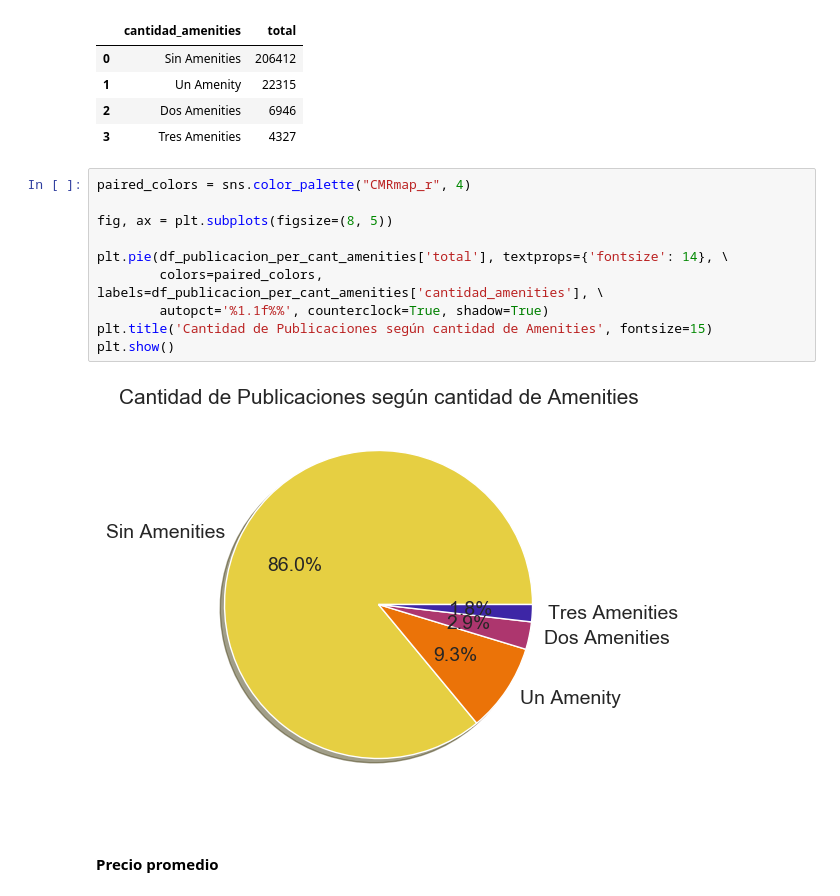
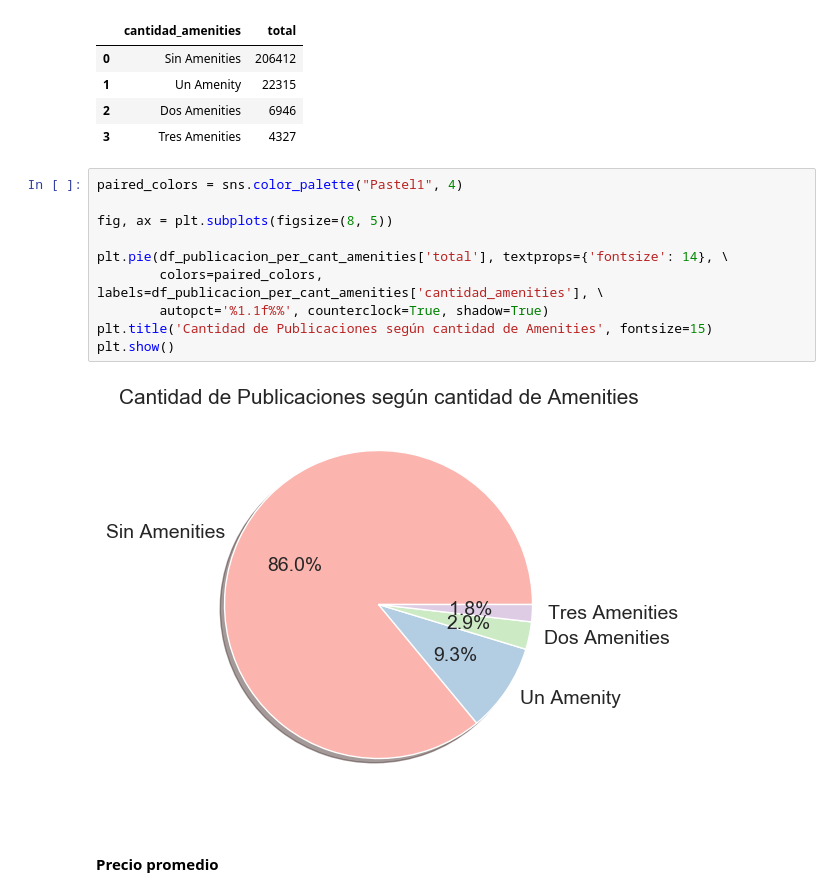
Before and after one commit to cessar5/7506_20192C, a Jupyter notebook: AnalisisAmenitiesYOtros.ipynb, the cells around one changed output. Cells and saved outputs as stored; diff of their text form.

```diff
--- a/AnalisisAmenitiesYOtros.ipynb
+++ b/AnalisisAmenitiesYOtros.ipynb
@@ -863,17 +863,17 @@ df_publicacion_per_cant_amenities
 | 2 | Dos Amenities | 6946 |
 | 3 | Tres Amenities | 4327 |
 # %%
-paired_colors = sns.color_palette("CMRmap_r", 4)
+paired_colors = sns.color_palette("Pastel1", 4)
 
 fig, ax = plt.subplots(figsize=(8, 5))
 
 plt.pie(df_publicacion_per_cant_amenities['total'], textprops={'fontsize': 14}, \
         colors=paired_colors, labels=df_publicacion_per_cant_amenities['cantidad_amenities'], \
         autopct='%1.1f%%', counterclock=True, shadow=True)
 plt.title('Cantidad de Publicaciones según cantidad de Amenities', fontsize=15)
 plt.show()
 # %% [output]
-[figure, old version]
+[figure, new version]
 # %% [markdown]
 #### Precio promedio
 # %%
```
Also changed, not shown: parts of 11 cells of this notebook.
